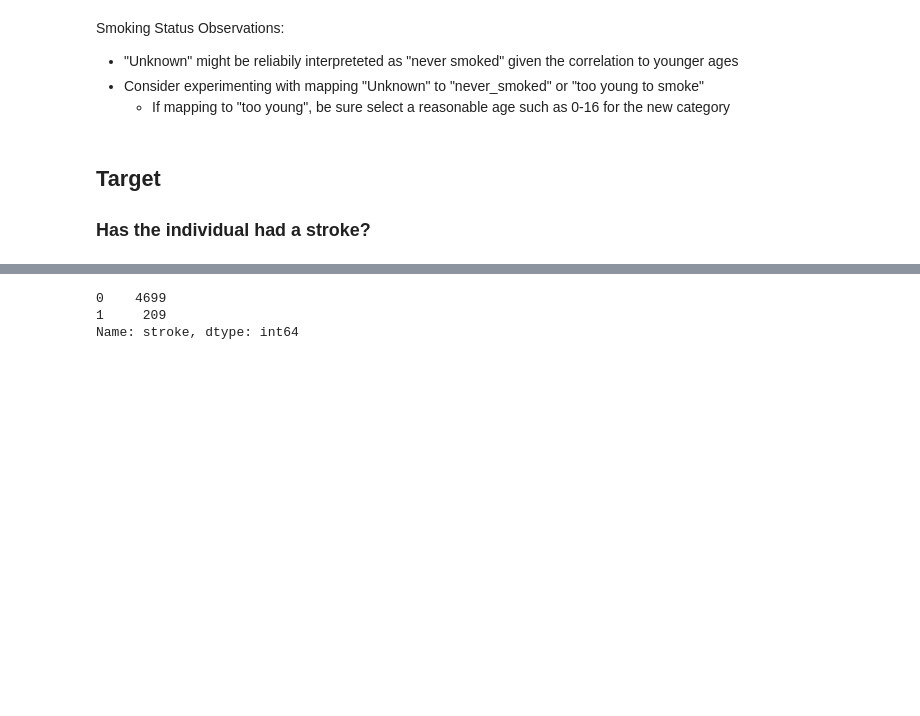
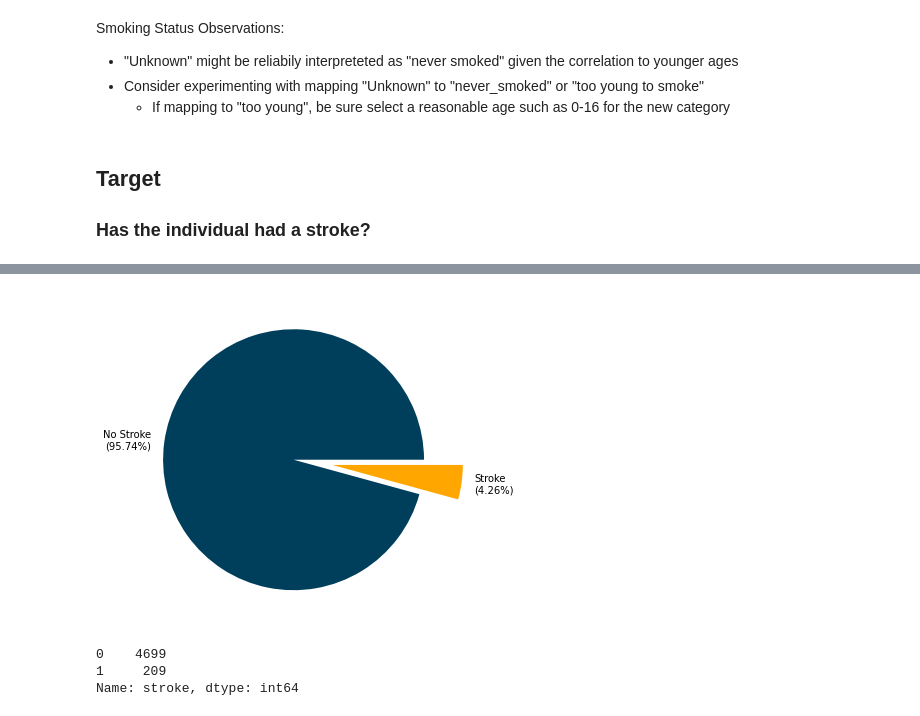
Before and after one commit to alexander-billings/stroke_prediction, a Jupyter notebook: Stroke_Prediction.ipynb, the cells around one changed output, grey strips where cells are left out. Saved outputs shown, nothing was run; the diff lists cells and outputs as text; code cells hidden in the pictures; blank space fills up the shorter version.

```diff
--- a/Stroke_Prediction.ipynb
+++ b/Stroke_Prediction.ipynb
@@ -444,3 +476,10 @@ plt.title("Stroke Distribution");
+# %%
+plt.figure(facecolor='#FFFFFF', figsize=(6, 6))
+pie_labels = ['No Stroke\n(95.74%)', 'Stroke\n(4.26%)']
+pie_colors = ['#003F5C', '#FFA600']
+plt.pie(df['stroke'].value_counts(), labels=pie_labels, colors=pie_colors, explode = (0, 0.3), pctdistance=0.6);
+# %% [output]
+[figure, added]
 # %%
 df['stroke'].value_counts()
 # %% [output]
```
Also changed, not shown: parts of 6 cells of this notebook.
